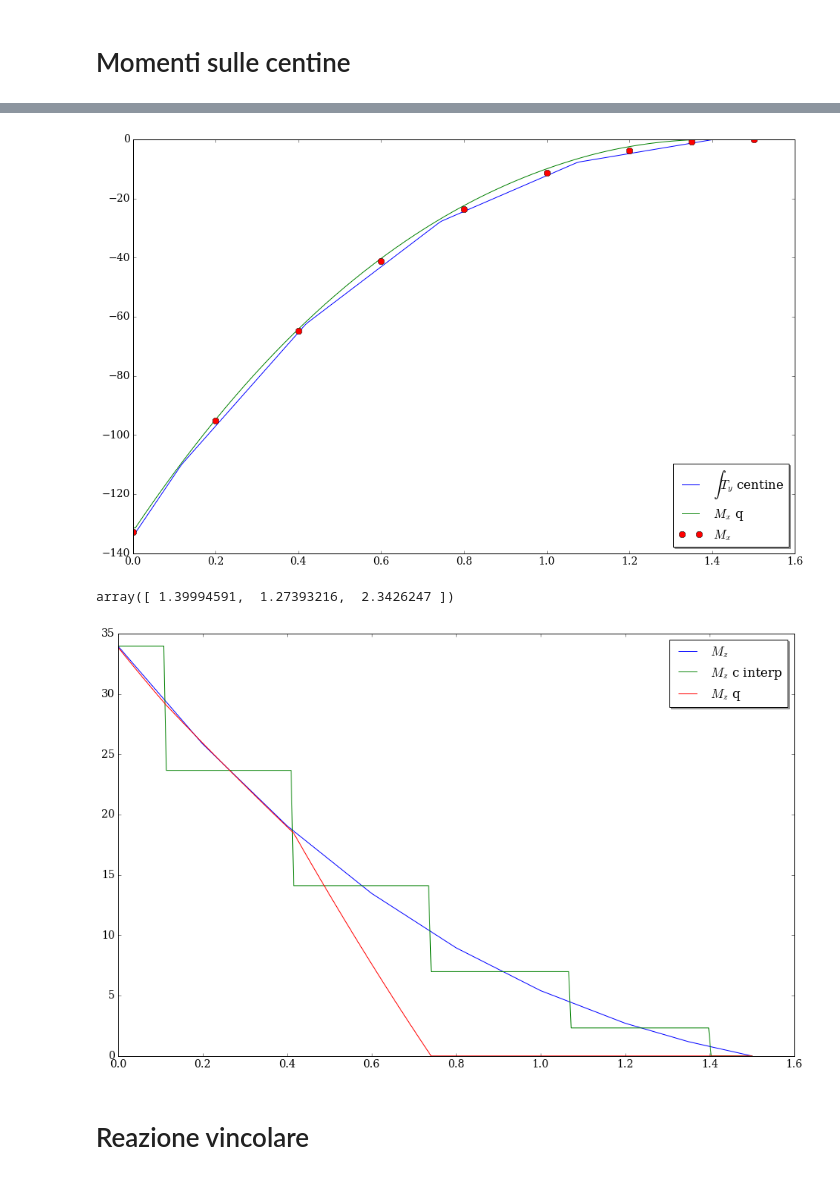
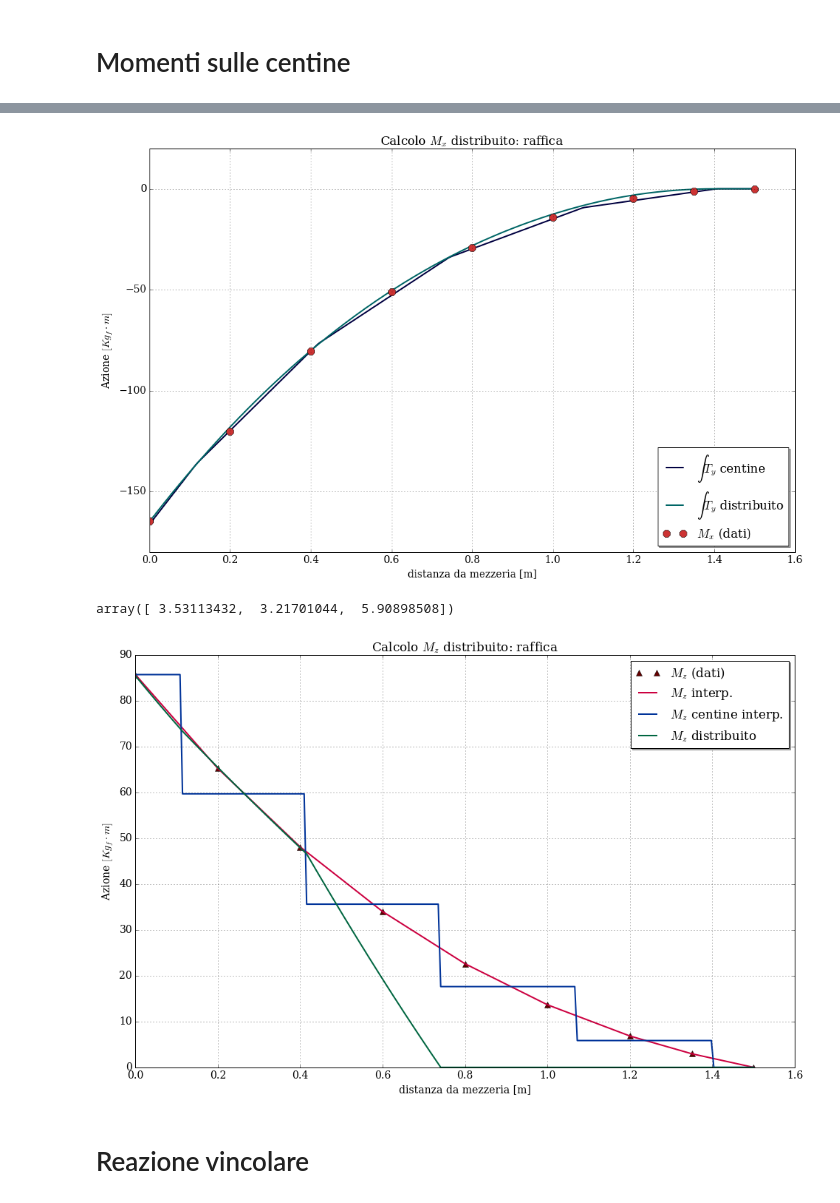
Before and after one commit to Ccaccia73/SF206_stab_analysis, a Jupyter notebook: 04_carichi/actions.ipynb, the cells around one changed output, grey strips where cells are left out. Drawn from its saved outputs; the diff is of its cells as text; code cells hidden in the pictures.

Commit message:
completata analisi manovra carichi concentrati e calcolati carichi raffica

```diff
--- a/04_carichi/actions.ipynb
+++ b/04_carichi/actions.ipynb
@@ -10,7 +12,16 @@ rcParams['font.size'] = 14
+# %%
+select_manovra = False
 # %%
 x_tot = np.array([0.0, 0.2, 0.4, 0.6, 0.8, 1.0, 1.199,1.201, 1.35, 1.5])
-Ty_tot = np.array([-293.04, -254.92, -220.02, -188.35, -159.91, -134.7, -112.71, -26.94, -12.56, 0.0])
-Mx_tot = np.array([-235.69, -180.95, -133.52, -92.73, -57.95, -28.55, -3.86, -3.86, -0.92, 0.0])
-Mz_tot = np.array([30.53, 22.43, 15.64, 10.04, 5.53, 1.98, -0.72, 2.71, 1.18, 0])
+if select_manovra:
+    Ty_tot = np.array([-293.04, -254.92, -220.02, -188.35, -159.91, -134.7, -112.71, -26.94, -12.56, 0.0])
+    Mx_tot = np.array([-235.69, -180.95, -133.52, -92.73, -57.95, -28.55, -3.86, -3.86, -0.92, 0.0])
+    Mz_tot = np.array([30.53, 22.43, 15.64, 10.04, 5.53, 1.98, -0.72, 2.71, 1.18, 0])
+    tipo = 'manovra'
+else:
+    Ty_tot = np.array([-274.86, -227.55, -184.24, -144.94, -109.64, -78.34, -51.05, -33.43, -10.14, 0.0])
+    Mx_tot = np.array([-185.92, -137.75, -94.63, -61.78, -36.39, -17.66, -4.79, -4.79, -1.14, 0.0])
+    Mz_tot = np.array([84.99, 64.54, 47.4, 33.29, 21.9, 12.95, 6.14, 6.84, 2.97, 0])
+    tipo = 'raffica'
 # %%
 plt.figure(figsize=(16,10), dpi=300)
@@ -251,12 +295,18 @@ Mx_q = Mx_q[-1] - Mx_q
 # %%
 plt.figure(figsize=(16,10), dpi=300)
 #plt.plot(xx,Ty1,label=r'$T_y$ interp')
-plt.plot(xx,intTyc,label=r'$\int T_y$ centine')
-plt.plot(xx,Mx_q,label=r'$M_x$ q')
-plt.plot(x,Mx, '8', ms=8,label=r'$M_x$')
-plt.legend(loc='lower right', shadow=True);
+plt.plot(xx,intTyc,color=(0.0,0.0,0.25),lw=2.0,label=r'$\int T_y$ centine')
+plt.plot(xx,Mx_q,color=(0.0,0.4,0.4),lw=2.0,label=r'$\int T_y$ distribuito')
+plt.plot(x,Mx, '8', color=(0.8,0.2,0.2), ms=10,label=r'$M_x$ (dati)')
+plt.title(r'Calcolo $M_x$ distribuito: '+tipo)
+plt.xlabel(r'distanza da mezzeria [m]')
+plt.ylabel(r'Azione $[Kg_f \cdot m]$')
+plt.savefig('Mx_distrib_'+tipo+'.jpg')
+plt.legend(loc='lower right', shadow=True)
+plt.ylim((-180,20))
+plt.grid();
 # %% [output]
-[figure, old version]
+[figure, new version]
 # %%
 qmz = np.zeros(3)
 # %%
@@ -268,7 +318,7 @@ for i in range(3):
 # %%
 qmz
 # %% [output]
-array([ 1.39994591,  1.27393216,  2.3426247 ])
+array([ 3.53113432,  3.21701044,  5.90898508])
 # %%
 Mz_q = np.zeros_like(xx)
 
@@ -289,13 +339,19 @@ for i in range(1,len(xx)):
     Mz_q[-i-1] = Mz_q[-i] + DeltaMz
 # %%
 plt.figure(figsize=(16,10), dpi=300)
-plt.plot(x,Mz,label=r'$M_z$')
-plt.plot(xx,Mz1c,label=r'$M_z$ c interp')
-plt.plot(xx,Mz_q,label=r'$M_z$ q')
+plt.plot(x,Mz,'^',color=(0.4,0,0), ms=8,label=r'$M_z$ (dati)')
+plt.plot(x,Mz,color=(0.8,0.0,0.25), lw=2.0,label=r'$M_z$ interp.')
+plt.plot(xx,Mz1c, color=(0.,0.2,0.6),lw= 2.0,label=r'$M_z$ centine interp.')
+plt.plot(xx,Mz_q, color=(0.,0.4,0.25), lw= 2.0, label=r'$M_z$ distribuito')
 #plt.plot(xc,Tyc, '8', ms=8,label=r'T centine')
 #plt.plot(x,Mx, '8', ms=8,label=r'$M_x$')
-plt.legend(loc='upper right', shadow=True);
+plt.title(r'Calcolo $M_z$ distribuito: '+tipo)
+plt.xlabel(r'distanza da mezzeria [m]')
+plt.ylabel(r'Azione $[Kg_f \cdot m]$')
+plt.savefig('Mz_distrib_'+tipo+'.jpg')
+plt.legend(loc='upper right', shadow=True)
+plt.grid();
 # %% [output]
-[figure, old version]
+[figure, new version]
 # %% [markdown]
 # Reazione vincolare
```
Also changed, not shown: parts of 22 cells of this notebook, 6 other files.
